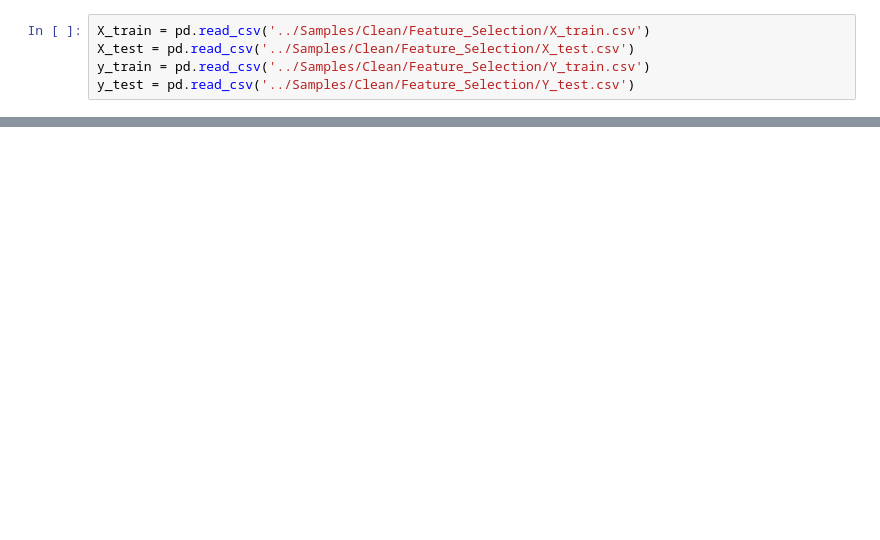
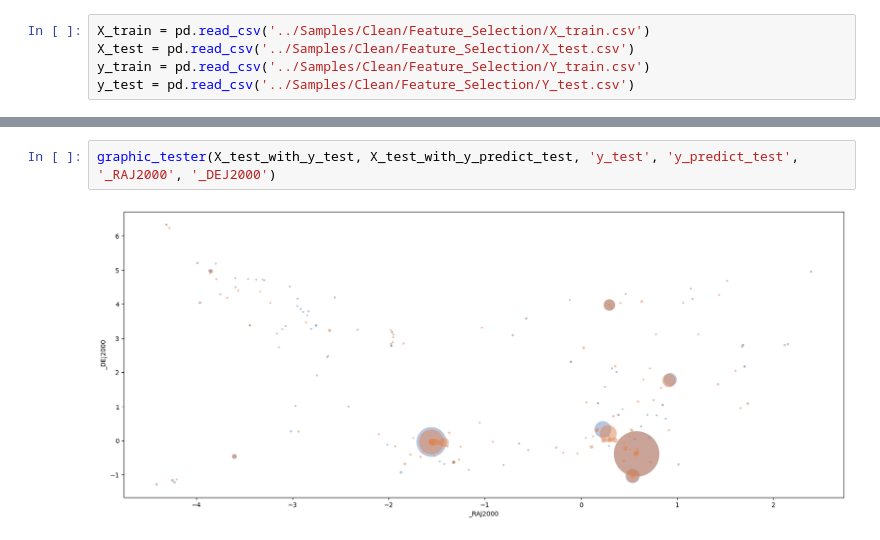
Before and after one commit to TatianaCC/STARS_FinalProject, a Jupyter notebook: src/Class_HDBSCAN.ipynb, the cells around one changed output, grey strips where cells are left out. Cells and saved outputs as stored; diff of their text form; blank space fills up the shorter version.

```diff
--- a/src/Class_HDBSCAN.ipynb
+++ b/src/Class_HDBSCAN.ipynb
@@ -15,0 +90,4 @@ HDBSCAN(gen_min_span_tree=True)
+# %%
+graphic_tester(X_test_with_y_test, X_test_with_y_predict_test, 'y_test', 'y_predict_test', '_RAJ2000', '_DEJ2000')
+# %% [output]
+[figure, added]
```
Also changed, not shown: parts of 29 cells of this notebook, 4 other files.
